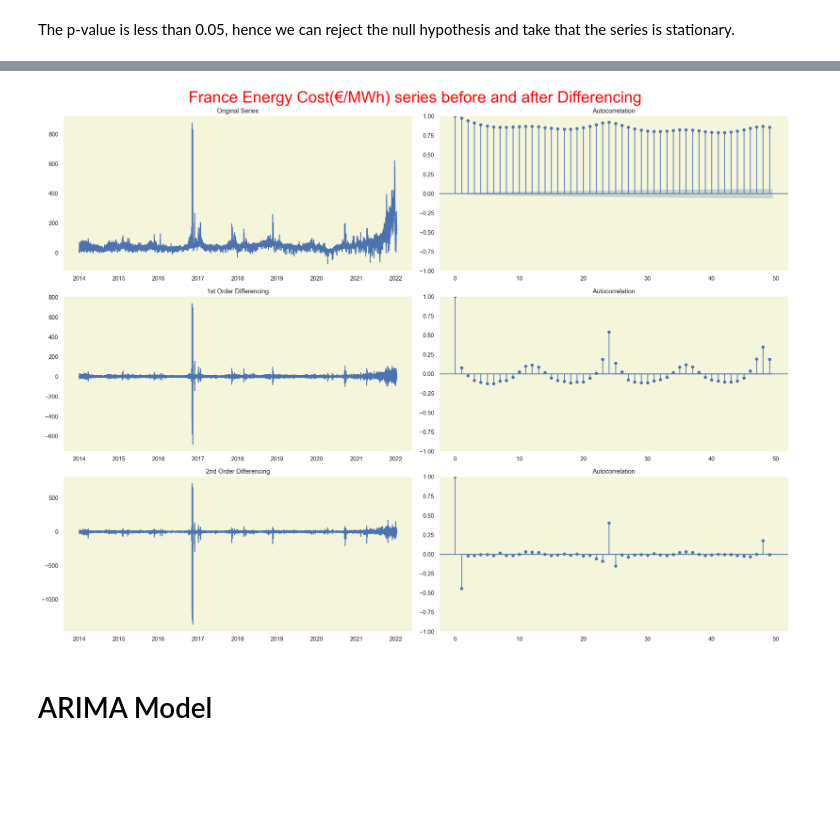
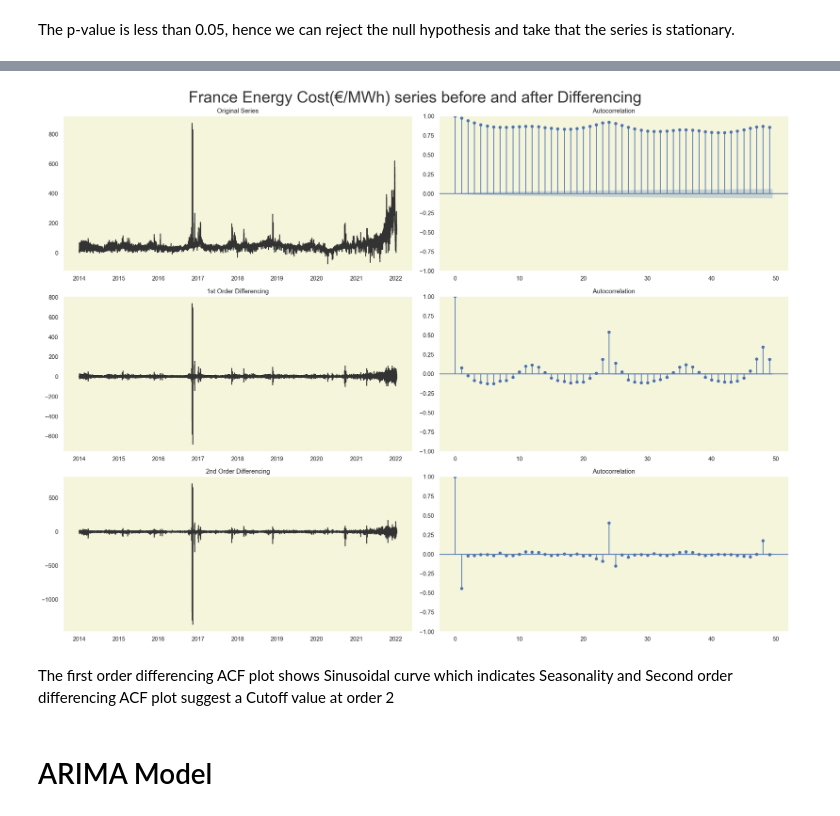
Before and after one commit to sahil095/Energy-Price-prediction-Time-Series, a Jupyter notebook: Energy Price Prediction - ARIMA and SARIMA.ipynb, the cells around one changed output, grey strips where cells are left out. Cells and saved outputs as stored; diff of their text form; code cells hidden in the pictures; blank space fills up the shorter version.

```diff
--- a/Energy Price Prediction - ARIMA and SARIMA.ipynb
+++ b/Energy Price Prediction - ARIMA and SARIMA.ipynb
@@ -19,6 +33,7 @@ from ta.volatility import BollingerBands
 from statsmodels.tsa.stattools import adfuller
 from numpy import log
 from statsmodels.graphics.tsaplots import plot_acf
+from statsmodels.tsa.seasonal import seasonal_decompose
 from statsmodels.tsa.arima.model import ARIMA
 from statsmodels.tsa.statespace.sarimax import SARIMAX
 from sklearn.model_selection import train_test_split
@@ -28,7 +43,7 @@ from sklearn.metrics import mean_squared_error
 import warnings
 warnings.filterwarnings("ignore")
 
-sns.set(rc={"axes.facecolor":"Beige" , "axes.grid" : False})
+sns.set(rc={"axes.facecolor":"beige" , "axes.grid" : False})
 # %%
 df = pd.read_csv(r"D:\UNH Materials\Projects\Energy Price Predictions\European Energy Market\data\EU_energy_data.csv")
 df.head()
@@ -247,32 +378,34 @@ The p-value is less than 0.05, hence we can reject the null hypothesis and take
 # %%
 plt.rcParams.update({'figure.figsize':(20,15), 'figure.dpi':120})
 
 # Original Series
 fig, axes = plt.subplots(3, 2)
-axes[0, 0].plot(France_df['Cost(€/MWh)'])
+axes[0, 0].plot(France_df['Cost(€/MWh)'], color="#333")
 axes[0, 0].set_title('Original Series')
 
 # Plotting the ACF
 plot_acf(France_df['Cost(€/MWh)'], ax=axes[0, 1])
 
 # 1st Differencing
-axes[1, 0].plot(France_df['Cost(€/MWh)'].diff())
+axes[1, 0].plot(France_df['Cost(€/MWh)'].diff(), color="#333")
 axes[1, 0].set_title('1st Order Differencing')
 plot_acf(France_df['Cost(€/MWh)'].diff().dropna(), ax=axes[1, 1])
 
 # 2nd Differencing
-axes[2, 0].plot(France_df['Cost(€/MWh)'].diff().diff())
+axes[2, 0].plot(France_df['Cost(€/MWh)'].diff().diff(), color="#333")
 axes[2, 0].set_title('2nd Order Differencing')
 plot_acf(France_df['Cost(€/MWh)'].diff().diff().dropna(), ax=axes[2, 1])
 
-plt.suptitle('France Energy Cost(€/MWh) series before and after Differencing', size = 30,color= 'Red')
+plt.suptitle('France Energy Cost(€/MWh) series before and after Differencing', size = 30,color= '#333')
 plt.tight_layout()
 
 # fig.subplots_adjust(hspace=0.4)
 
 plt.show()
 # %% [output]
-[figure, old version]
+[figure, new version]
+# %% [markdown]
+The first order differencing ACF plot shows Sinusoidal curve which indicates Seasonality and Second order differencing ACF plot suggest a Cutoff value at order 2
 # %% [markdown]
 # ARIMA Model
 # %% [markdown]
```
Also changed, not shown: parts of 23 cells of this notebook.
